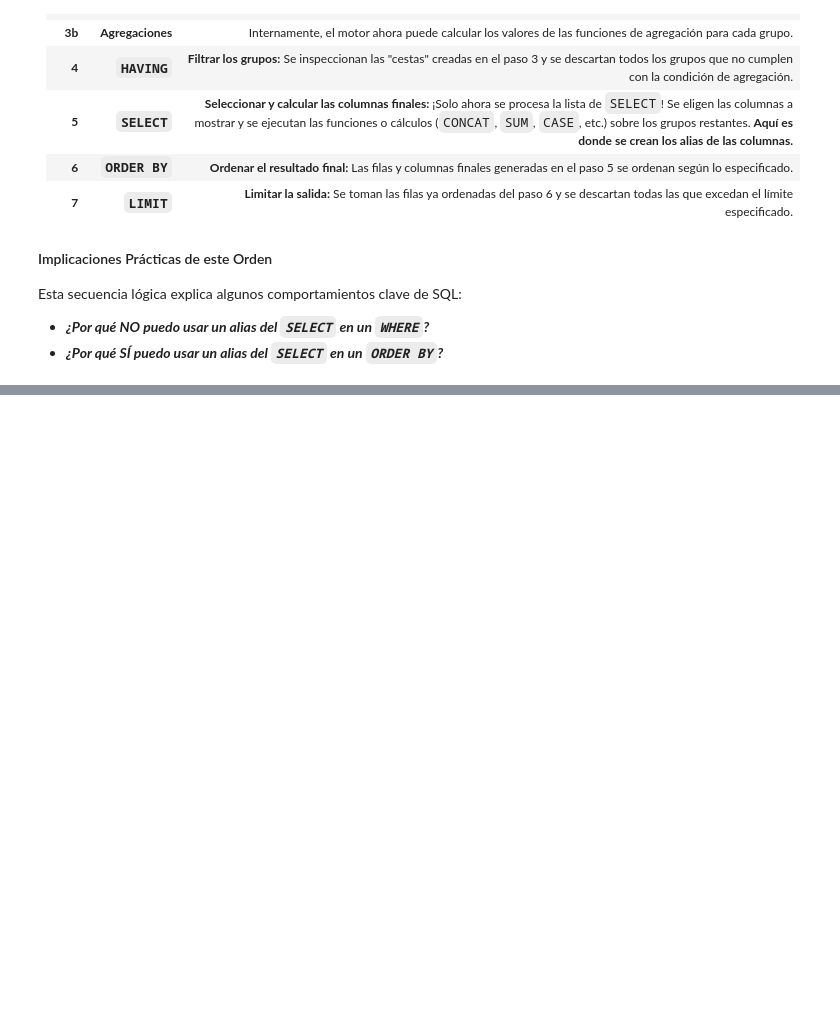
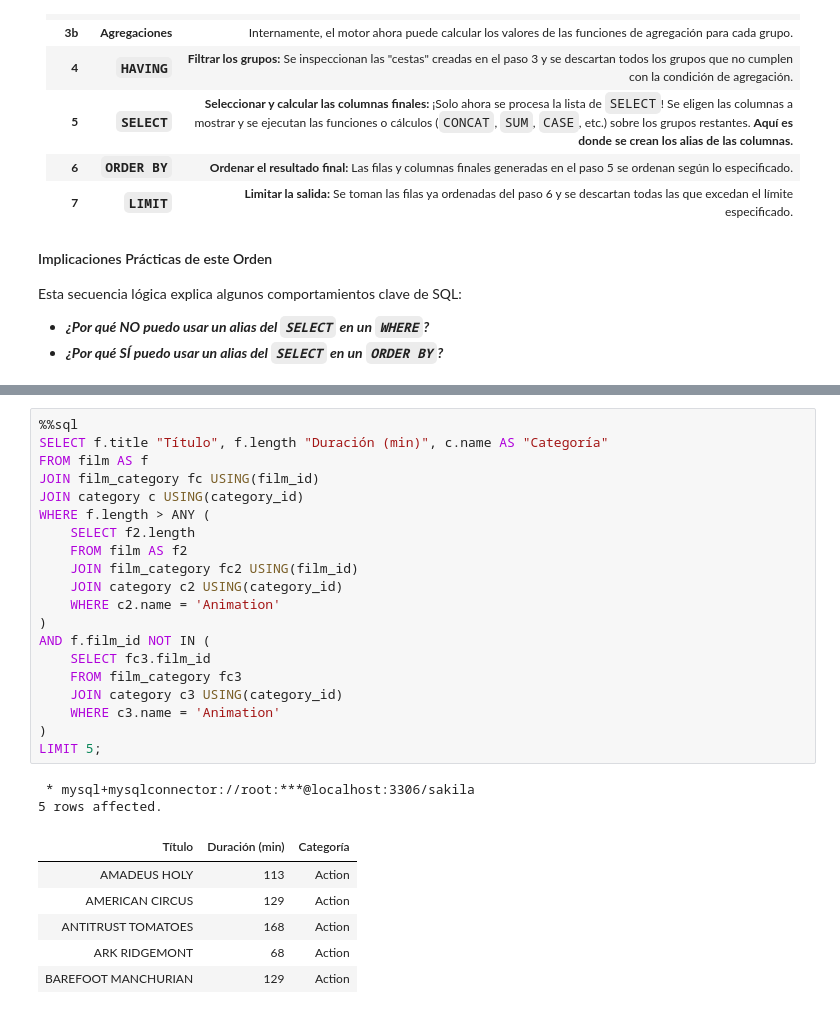
Before and after one commit to stefaema/PracticandoBBDD, a Jupyter notebook: select-study/03.combining.ipynb, the cells around one changed output, grey strips where cells are left out. Saved outputs shown, nothing was run; the diff lists cells and outputs as text; blank space fills up the shorter version.

```diff
--- a/select-study/03.combining.ipynb
+++ b/select-study/03.combining.ipynb
@@ -474,0 +497,29 @@ Esta secuencia lógica explica algunos comportamientos clave de SQL:
+# %%
+%%sql
+SELECT f.title "Título", f.length "Duración (min)", c.name AS "Categoría"
+FROM film AS f
+JOIN film_category fc USING(film_id)
+JOIN category c USING(category_id)
+WHERE f.length > ANY (
+    SELECT f2.length
+    FROM film AS f2
+    JOIN film_category fc2 USING(film_id)
+    JOIN category c2 USING(category_id)
+    WHERE c2.name = 'Animation'
+)
+AND f.film_id NOT IN (
+    SELECT fc3.film_id
+    FROM film_category fc3
+    JOIN category c3 USING(category_id)
+    WHERE c3.name = 'Animation'
+)
+LIMIT 5;
+# %% [output]
+ * mysql+mysqlconnector://root:***@localhost:3306/sakila
+5 rows affected.
+| Título | Duración (min) | Categoría |
+| AMADEUS HOLY | 113 | Action |
+| AMERICAN CIRCUS | 129 | Action |
+| ANTITRUST TOMATOES | 168 | Action |
+| ARK RIDGEMONT | 68 | Action |
+| BAREFOOT MANCHURIAN | 129 | Action |
```
Also changed, not shown: parts of 5 cells of this notebook, 3 other files.
